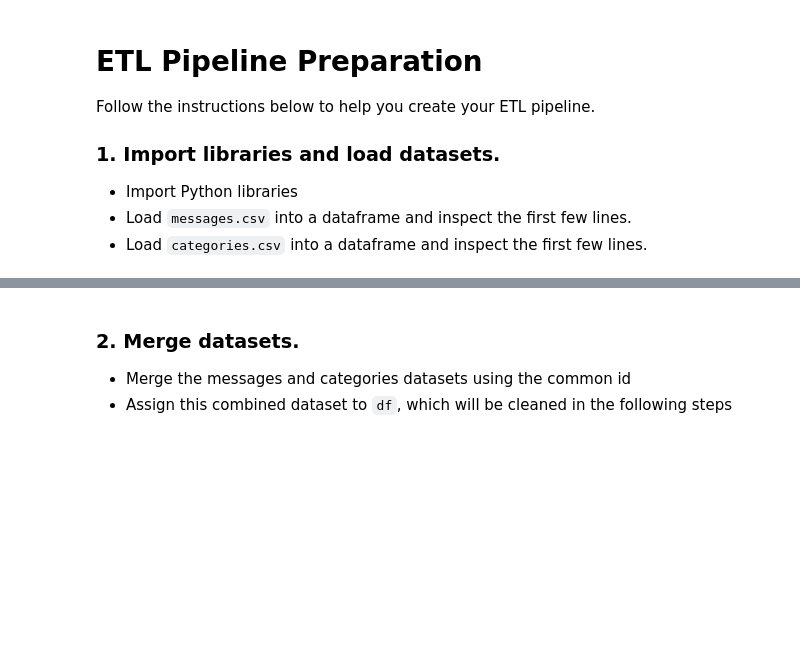
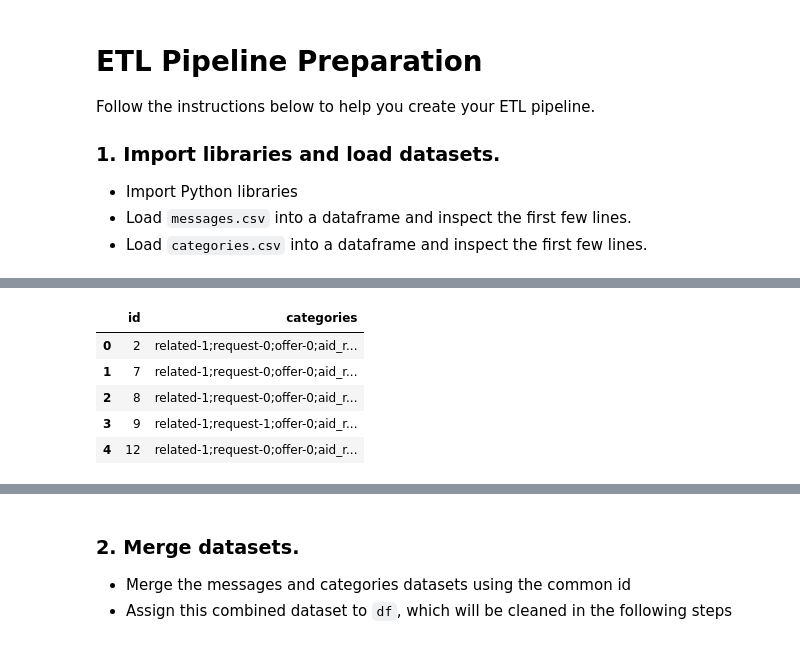
Before and after one commit to alihussainia/Project_DRP, a Jupyter notebook: ETL Pipeline Preparation.ipynb, the cells around one changed output, grey strips where cells are left out. Cells and saved outputs as stored; diff of their text form; code cells hidden in the pictures; blank space fills up the shorter version.

```diff
--- a/ETL Pipeline Preparation.ipynb
+++ b/ETL Pipeline Preparation.ipynb
@@ -25,0 +27,14 @@ c = load_data('messages.csv','categories.csv')
+# %%
+# load categories dataset
+# categories =
+# categories.head()
+
+categories = pd.read_csv("./categories.csv")
+categories.head()
+# %% [output]
+|  | id | categories |
+| 0 | 2 | related-1;request-0;offer-0;aid_r... |
+| 1 | 7 | related-1;request-0;offer-0;aid_r... |
+| 2 | 8 | related-1;request-0;offer-0;aid_r... |
+| 3 | 9 | related-1;request-1;offer-0;aid_r... |
+| 4 | 12 | related-1;request-0;offer-0;aid_r... |
```
Also changed, not shown: parts of 26 cells of this notebook, 11 other files.
